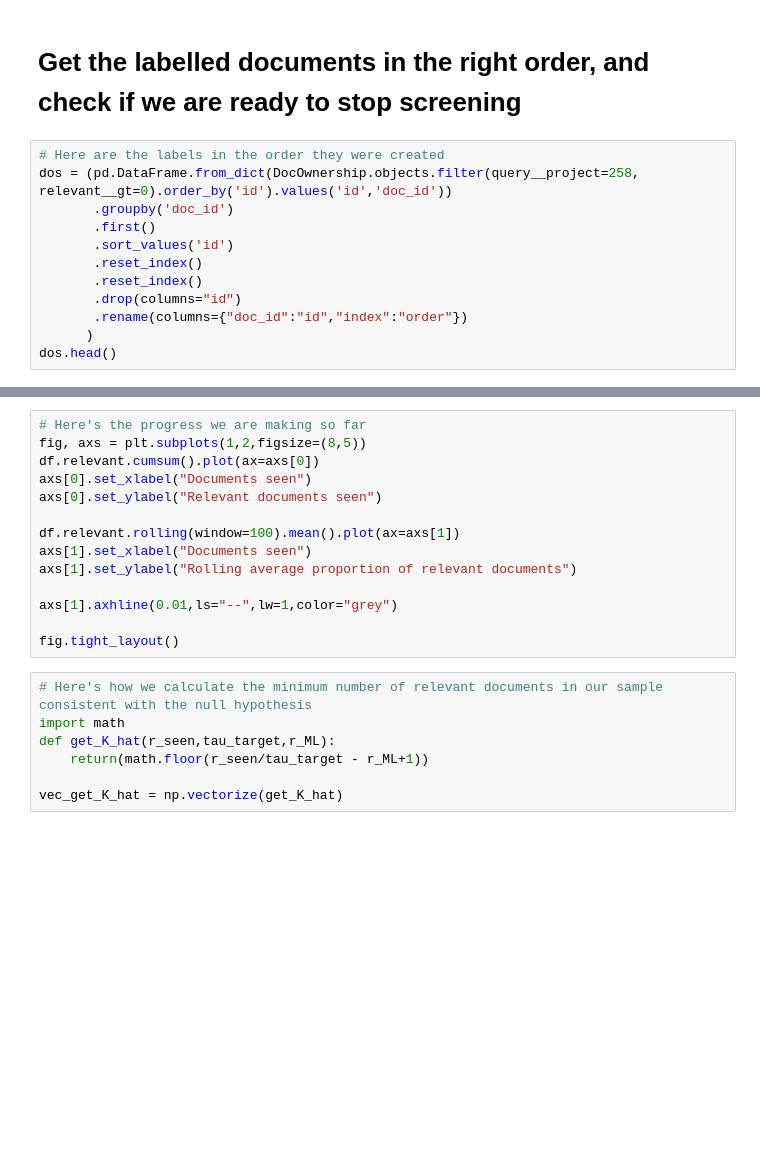
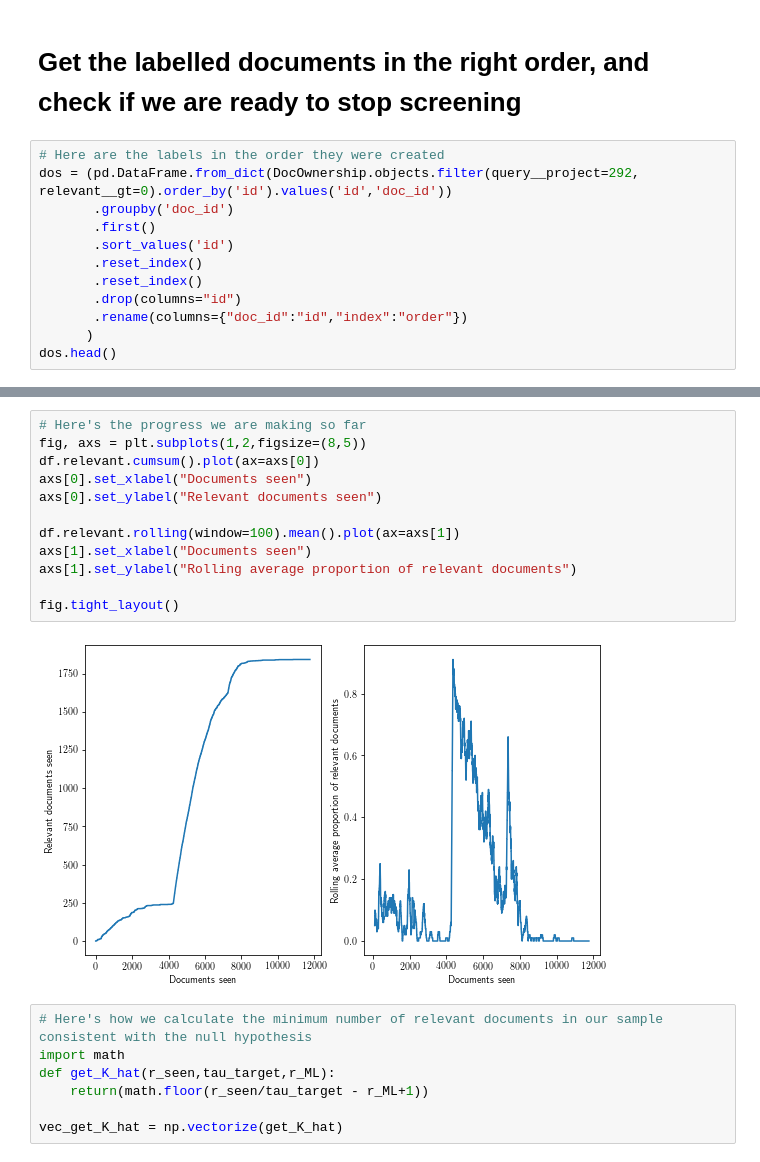
Before and after one commit to mcallaghan/urban-foodsystems-review, a Jupyter notebook: 1_active_learning.ipynb, the cells around one changed output, grey strips where cells are left out. Drawn from its saved outputs; the diff is of its cells as text; blank space fills up the shorter version.

```diff
--- a/1_active_learning.ipynb
+++ b/1_active_learning.ipynb
@@ -25,7 +28,7 @@ import matplotlib.pyplot as plt
 # Get the labelled documents in the right order, and check if we are ready to stop screening
 # %%
 # Here are the labels in the order they were created
-dos = (pd.DataFrame.from_dict(DocOwnership.objects.filter(query__project=258, relevant__gt=0).order_by('id').values('id','doc_id'))
+dos = (pd.DataFrame.from_dict(DocOwnership.objects.filter(query__project=292, relevant__gt=0).order_by('id').values('id','doc_id'))
        .groupby('doc_id')
        .first()
        .sort_values('id')
@@ -52,17 +70,17 @@ df.tail()
 # %%
 # Here's the progress we are making so far
 fig, axs = plt.subplots(1,2,figsize=(8,5))
 df.relevant.cumsum().plot(ax=axs[0])
 axs[0].set_xlabel("Documents seen")
 axs[0].set_ylabel("Relevant documents seen")
 
 df.relevant.rolling(window=100).mean().plot(ax=axs[1])
 axs[1].set_xlabel("Documents seen")
 axs[1].set_ylabel("Rolling average proportion of relevant documents")
 
-axs[1].axhline(0.01,ls="--",lw=1,color="grey")
-
 fig.tight_layout()
+# %% [output]
+[figure, added]
 # %%
 # Here's how we calculate the minimum number of relevant documents in our sample consistent with the null hypothesis
 import math
```
Also changed, not shown: parts of 12 cells of this notebook, 1 other file.
